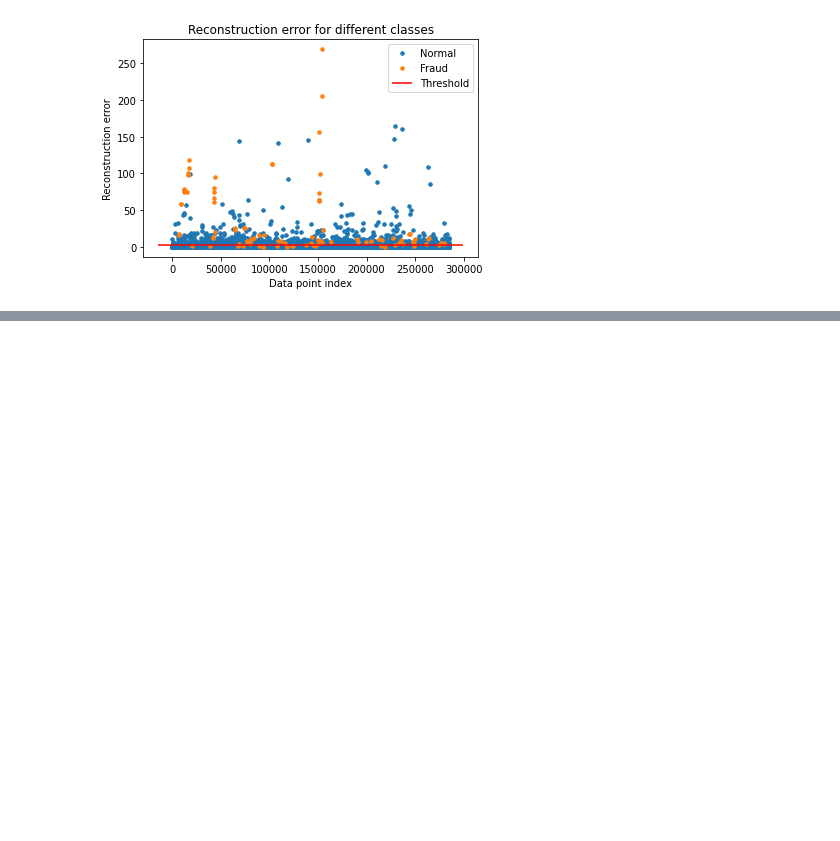
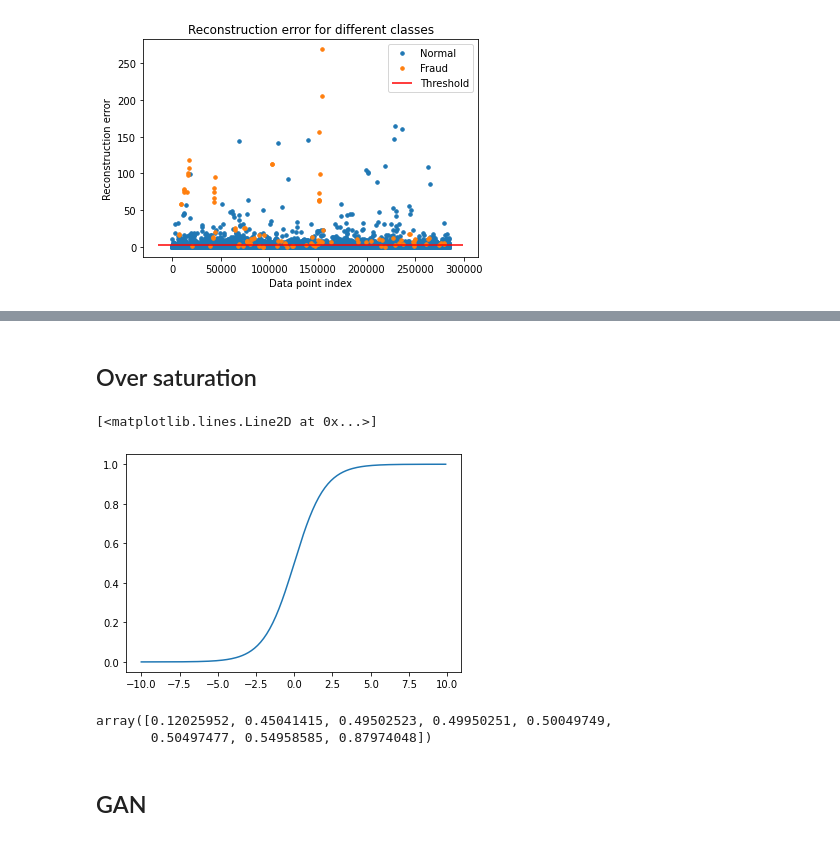
Before and after one commit to ywchiu/tibamedl, a Jupyter notebook: Demo20200822.ipynb, the cells around one changed output, grey strips where cells are left out. Saved outputs shown, nothing was run; the diff lists cells and outputs as text; code cells hidden in the pictures; blank space fills up the shorter version.

```diff
--- a/Demo20200822.ipynb
+++ b/Demo20200822.ipynb
@@ -325,0 +365,20 @@ plt.show()
+# %% [markdown]
+## Over saturation
+# %%
+def sigmoid(x):
+  return 1 / (1 + np.exp(-x))
+x = np.arange(-10,10,0.1)
+plt.plot(x, sigmoid(x))
+# %% [output]
+[<matplotlib.lines.Line2D at 0x...>]
+[figure, added]
+# %%
+x1 = np.array([-1000,-100,-10,-1,1,10,100, 1000])
+sigmoid(x1)
+
+sigmoid((x1 - x1.mean()) / x1.std())
+# %% [output]
+array([0.12025952, 0.45041415, 0.49502523, 0.49950251, 0.50049749,
+       0.50497477, 0.54958585, 0.87974048])
+# %% [markdown]
+## GAN
```
Also changed, not shown: parts of 25 cells of this notebook.
